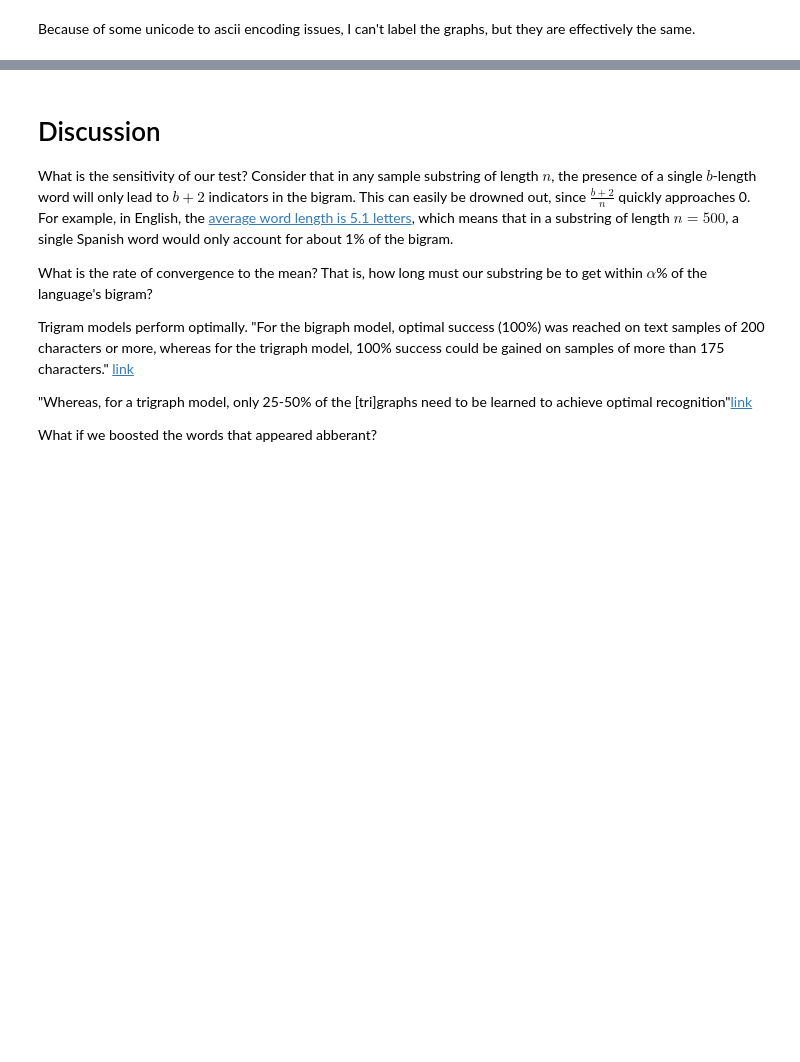
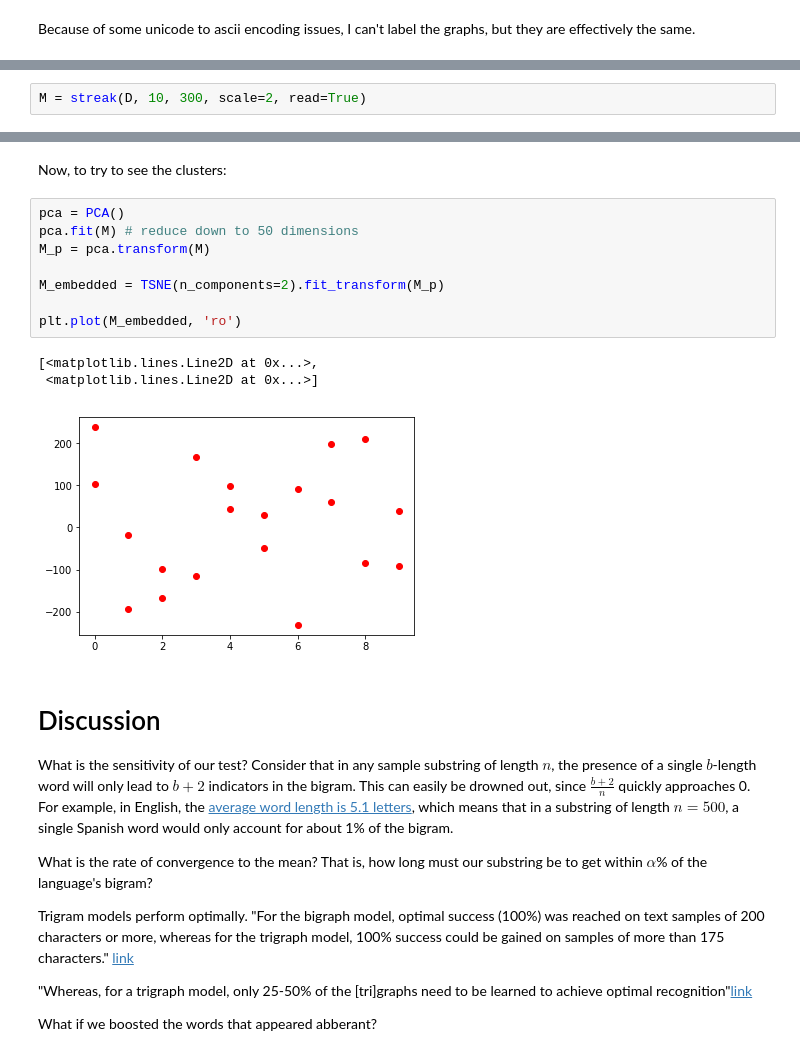
Before and after one commit to bkitano/voynich, a Jupyter notebook: Voynich Language Analysis.ipynb, the cells around one changed output, grey strips where cells are left out. Cells and saved outputs as stored; diff of their text form; blank space fills up the shorter version.

```diff
--- a/Voynich Language Analysis.ipynb
+++ b/Voynich Language Analysis.ipynb
@@ -592,0 +604,2 @@ streak(D, 20, 100)
+# %%
+M = streak(D, 10, 300, scale=2, read=True)
@@ -593,3 +627,17 @@ streak(D, 20, 100)
+# %% [markdown]
+Now, to try to see the clusters:
+# %%
+pca = PCA()
+pca.fit(M) # reduce down to 50 dimensions
+M_p = pca.transform(M)
+
+M_embedded = TSNE(n_components=2).fit_transform(M_p)
+
+plt.plot(M_embedded, 'ro')
+# %% [output]
+[<matplotlib.lines.Line2D at 0x...>,
+ <matplotlib.lines.Line2D at 0x...>]
+[figure, added]
 # %% [markdown]
 # Discussion
 What is the sensitivity of our test? Consider that in any sample substring of length $n$, the presence of a single $b$-length word will only lead to $b+2$ indicators in the bigram. This can easily be drowned out, since $\frac{b+2}{n}$ quickly approaches 0. For example, in English, the [average word length is 5.1 letters](https://arxiv.org/pdf/1208.6109.pdf), which means that in a substring of length $n=500$, a single Spanish word would only account for about 1% of the bigram.
```
Also changed, not shown: parts of 5 cells of this notebook.
